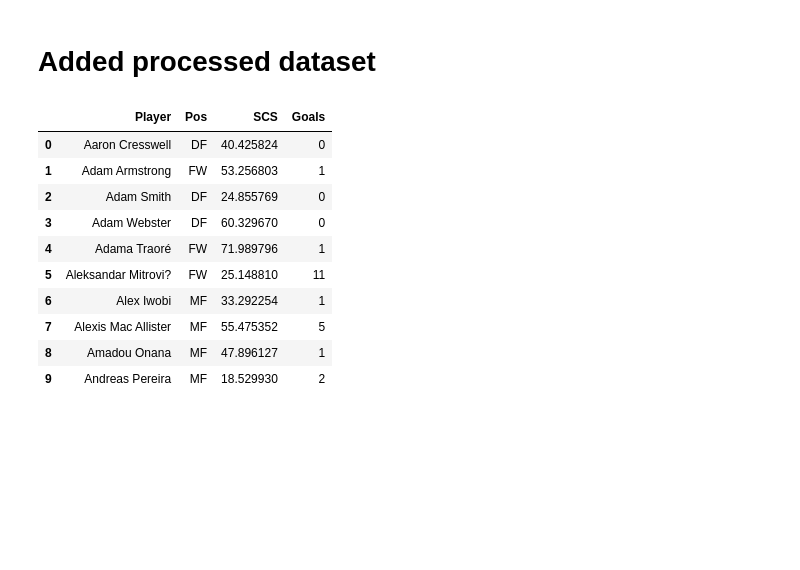
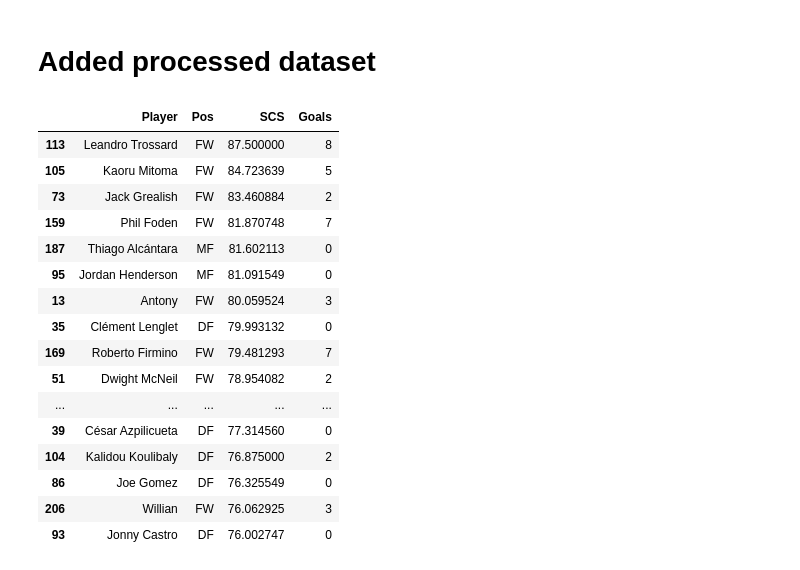
Before and after one commit to lokesh-sangwan/invisible-11, a Jupyter notebook: notebooks/data_exploration.ipynb, the cells around one changed output. Saved outputs shown, nothing was run; the diff lists cells and outputs as text; code cells hidden in the pictures; blank space fills up the shorter version.

```diff
--- a/notebooks/data_exploration.ipynb
+++ b/notebooks/data_exploration.ipynb
@@ -370,20 +368,30 @@ df.to_csv("../data/processed/epl_2022-23_scs-ready.csv", index=False)
 # %%
 raw_df = pd.read_csv("../data/raw/epl_2022-23.csv", sep=";", encoding="latin-1")
 # %%
-goals_df = raw_df[["Player", "Goals"]]
+goals_df = (
+    raw_df.groupby("Player")["Goals"]
+    .sum()
+    .reset_index()
+)
 
 df = df.merge(goals_df, on="Player", how="left")
 # %%
-df[["Player","Pos","SCS","Goals"]].head(10)
+df.sort_values("SCS", ascending=False)[["Player","Pos","SCS","Goals"]].head(20)
 # %% [output]
 |  | Player | Pos | SCS | Goals |
-| 0 | Aaron Cresswell | DF | 40.425824 | 0 |
-| 1 | Adam Armstrong | FW | 53.256803 | 1 |
-| 2 | Adam Smith | DF | 24.855769 | 0 |
-| 3 | Adam Webster | DF | 60.329670 | 0 |
-| 4 | Adama Traoré | FW | 71.989796 | 1 |
-| 5 | Aleksandar Mitrovi? | FW | 25.148810 | 11 |
-| 6 | Alex Iwobi | MF | 33.292254 | 1 |
-| 7 | Alexis Mac Allister | MF | 55.475352 | 5 |
-| 8 | Amadou Onana | MF | 47.896127 | 1 |
-| 9 | Andreas Pereira | MF | 18.529930 | 2 |
+| 113 | Leandro Trossard | FW | 87.500000 | 8 |
+| 105 | Kaoru Mitoma | FW | 84.723639 | 5 |
+| 73 | Jack Grealish | FW | 83.460884 | 2 |
+| 159 | Phil Foden | FW | 81.870748 | 7 |
+| 187 | Thiago Alcántara | MF | 81.602113 | 0 |
+| 95 | Jordan Henderson | MF | 81.091549 | 0 |
+| 13 | Antony | FW | 80.059524 | 3 |
+| 35 | Clément Lenglet | DF | 79.993132 | 0 |
+| 169 | Roberto Firmino | FW | 79.481293 | 7 |
+| 51 | Dwight McNeil | FW | 78.954082 | 2 |
+| ... | ... | ... | ... | ... |
+| 39 | César Azpilicueta | DF | 77.314560 | 0 |
+| 104 | Kalidou Koulibaly | DF | 76.875000 | 2 |
+| 86 | Joe Gomez | DF | 76.325549 | 0 |
+| 206 | Willian | FW | 76.062925 | 3 |
+| 93 | Jonny Castro | DF | 76.002747 | 0 |
```
Also changed, not shown: parts of 1 cell of this notebook.
